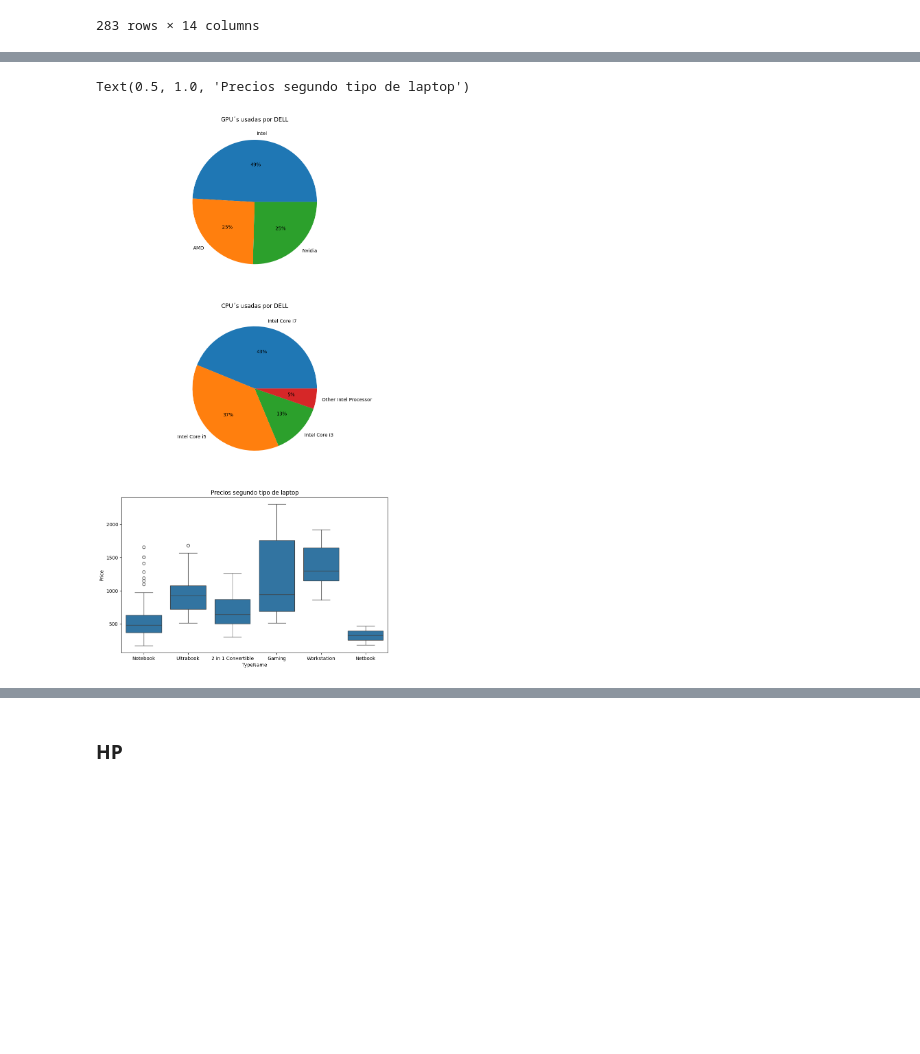
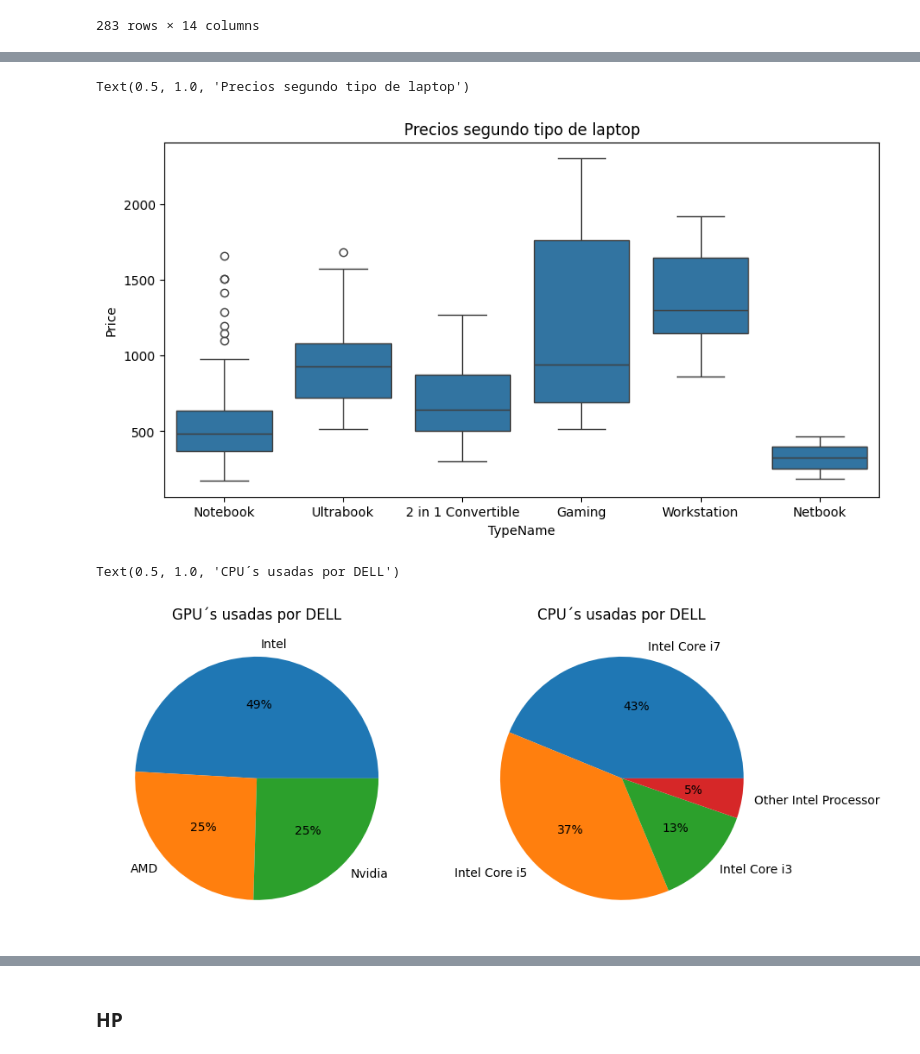
Before and after one commit to PGMGSnacks/Data-Science, a Jupyter notebook: AnalisysC.ipynb, the cells around one changed output, grey strips where cells are left out. Cells and saved outputs as stored; diff of their text form; code cells hidden in the pictures; blank space fills up the shorter version.

```diff
--- a/AnalisysC.ipynb
+++ b/AnalisysC.ipynb
@@ -501,31 +539,37 @@ axs[1,1].grid(True)
+# %%
+#Grafico de precios de laptops DELL
+fig, ax = plt.subplots(
+    figsize=(10,5)
+)
+sns.boxplot(df_dell, x=XTN_SNS, y=YP_SNS)
+plt.title("Precios segundo tipo de laptop")
+# %% [output]
+Text(0.5, 1.0, 'Precios segundo tipo de laptop')
+[figure, added]
 # %%
 XTN_SNS = df_dell["TypeName"]
 YP_SNS = df_dell["Price"]
 YRAM_SNS = df_dell["Ram"]
 XGPU_SNS = df_dell["Gpu brand"]
 XMEM_SNS = df_dell["SSD"]
 
 
 fig, axs = plt.subplots(
-    figsize=(10,20), nrows=3
+    figsize=(10,20), ncols=2
 )
 #GPU usadas por DELL
 df_dell["Gpu brand"]
 size = df_dell["Gpu brand"].value_counts()
 labels = size.index
 axs[0].pie(size, labels=labels, autopct= "%d%%")
 axs[0].set_title("GPU´s usadas por DELL")
 
 #CPU usadas por DELL
 df_dell["Cpu brand"]
 size = df_dell["Cpu brand"].value_counts()
 labels = size.index
 axs[1].pie(size, labels=labels, autopct= "%d%%")
 axs[1].set_title("CPU´s usadas por DELL")
-
-#Grafico de precios de laptops DELL
-sns.boxplot(df_dell, x=XTN_SNS, y=YP_SNS, ax=axs[2])
-plt.title("Precios segundo tipo de laptop")
 # %% [output]
-Text(0.5, 1.0, 'Precios segundo tipo de laptop')
+Text(0.5, 1.0, 'CPU´s usadas por DELL')
-[figure, old version]
+[figure, new version]
```
Also changed, not shown: parts of 43 cells of this notebook.
